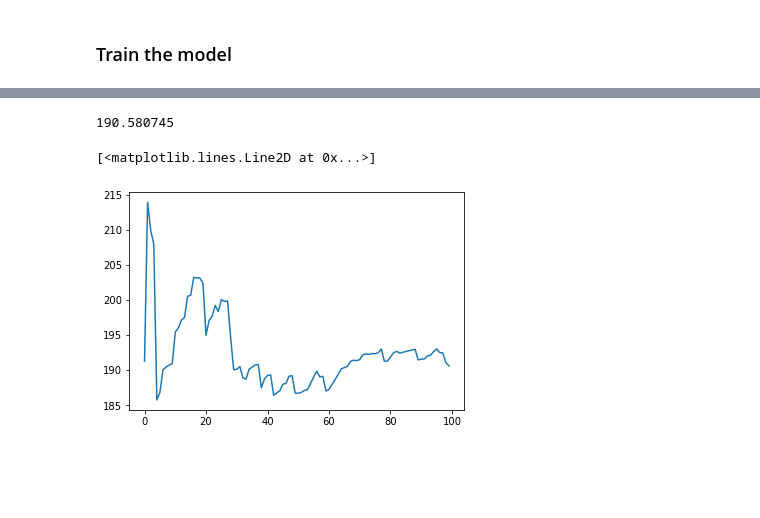
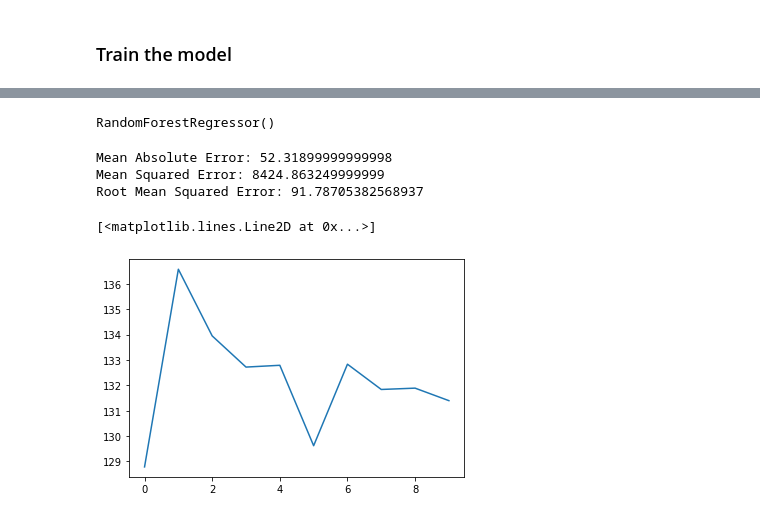
Before and after one commit to LevanBerelidze/cs-550-homework, a Jupyter notebook: Problem_6.ipynb, the cells around one changed output, grey strips where cells are left out. Saved outputs shown, nothing was run; the diff lists cells and outputs as text; code cells hidden in the pictures; blank space fills up the shorter version.

```diff
--- a/Problem_6.ipynb
+++ b/Problem_6.ipynb
@@ -23,8 +23,8 @@ df.head()
 # %%
 from sklearn.model_selection import train_test_split
 # %%
-X = df.drop('Petrol_Consumption', axis=1)
-y = df['Petrol_Consumption']
+X = df.iloc[:, 0:4].values
+y = df.iloc[:, 4].values
 # %%
 X_train, X_test, y_train, y_test = train_test_split(X, y, test_size=0.2)
 # %% [markdown]
@@ -44,2 +45,2 @@ from sklearn.ensemble import RandomForestRegressor
 # %%
-rf = RandomForestRegressor()
+rf = RandomForestRegressor(n_estimators=100)
@@ -52,6 +47,14 @@ def r_mse(pred,y): return round(math.sqrt(((pred-y)**2).mean()), 6)
+# %%
+rf.fit(X_train, y_train)
+# %% [output]
+RandomForestRegressor()
 # %%
-y_pred = np.stack([t.predict(X_test) for t in rf.estimators_])
+y_pred = rf.predict(X_test)
 # %%
-r_mse(y_pred.mean(0), y_test)
+print('Mean Absolute Error:', metrics.mean_absolute_error(y_test, y_pred))
+print('Mean Squared Error:', metrics.mean_squared_error(y_test, y_pred))
+print('Root Mean Squared Error:', np.sqrt(metrics.mean_squared_error(y_test, y_pred)))
 # %% [output]
-190.580745
+Mean Absolute Error: 52.31899999999998
+Mean Squared Error: 8424.863249999999
+Root Mean Squared Error: 91.78705382568937
@@ -58,5 +64,5 @@ r_mse(y_pred.mean(0), y_test)
 # %%
-plt.plot([r_mse(y_pred[:i+1].mean(0), y_test) for i in range(100)])
+plt.plot([r_mse(y_pred[:i+1].mean(0), y_test) for i in range(10)])
 # %% [output]
 [<matplotlib.lines.Line2D at 0x...>]
-[figure, old version]
+[figure, new version]
```
Also changed, not shown: parts of 4 cells of this notebook, 1 other file.
